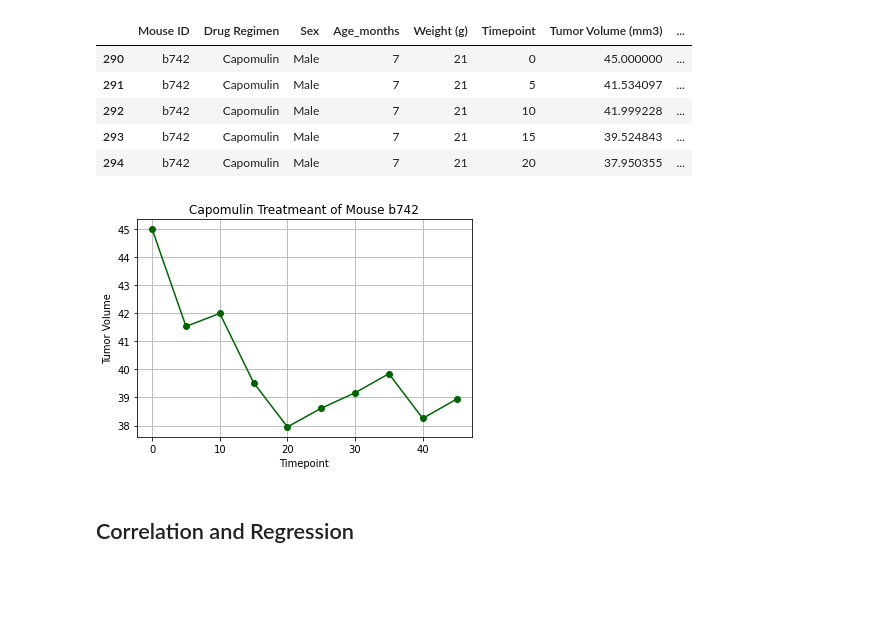
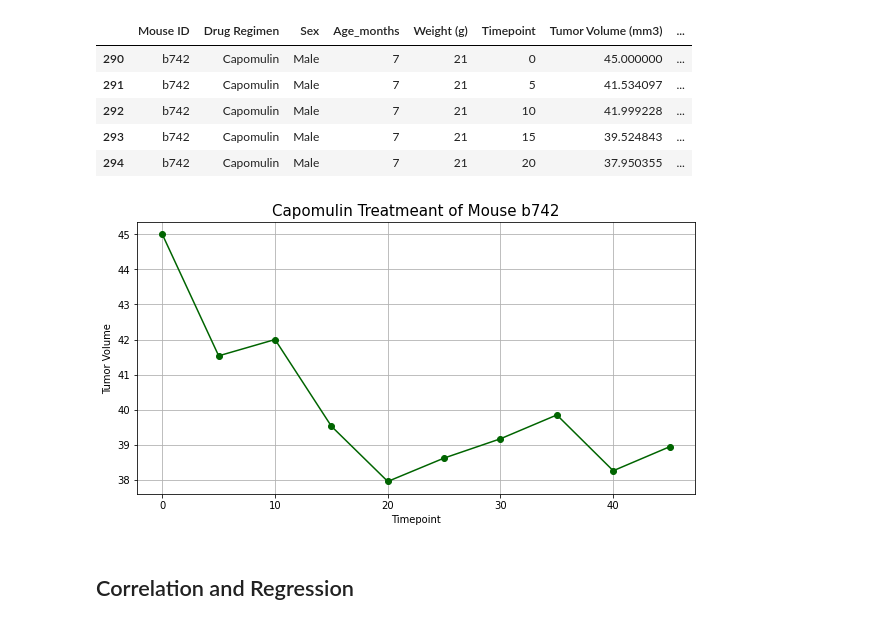
Before and after one commit to Claude-Hanfou/Pymaceuticals-Analysis, a Jupyter notebook: Pymaceuticals/Pymaceuticals_start.ipynb, the cells around one changed output. Drawn from its saved outputs; the diff is of its cells as text; code cells hidden in the pictures; blank space fills up the shorter version.

```diff
--- a/Pymaceuticals/Pymaceuticals_start.ipynb
+++ b/Pymaceuticals/Pymaceuticals_start.ipynb
@@ -411,15 +411,16 @@ mouse_cap.head()
 # %%
 #Use the mouse ID to plot the line chart
 x_axis = mouse_cap["Timepoint"]
 y_axis = mouse_cap["Tumor Volume (mm3)"]
+fig1, ax1 = plt.subplots(figsize=(10, 5))
 plt.plot(x_axis, y_axis, marker ='o', color='darkgreen')
-plt.title('Capomulin Treatmeant of Mouse b742')
+plt.title('Capomulin Treatmeant of Mouse b742',fontsize = 15)
 plt.xlabel("Timepoint")
 plt.ylabel("Tumor Volume")
 plt.grid()
 plt.show()
 # %% [output]
-[figure, old version]
+[figure, new version]
 # %%
 # Generate a scatter plot of average tumor volume vs. mouse weight for the Capomulin regimen
 # %% [markdown]
```
